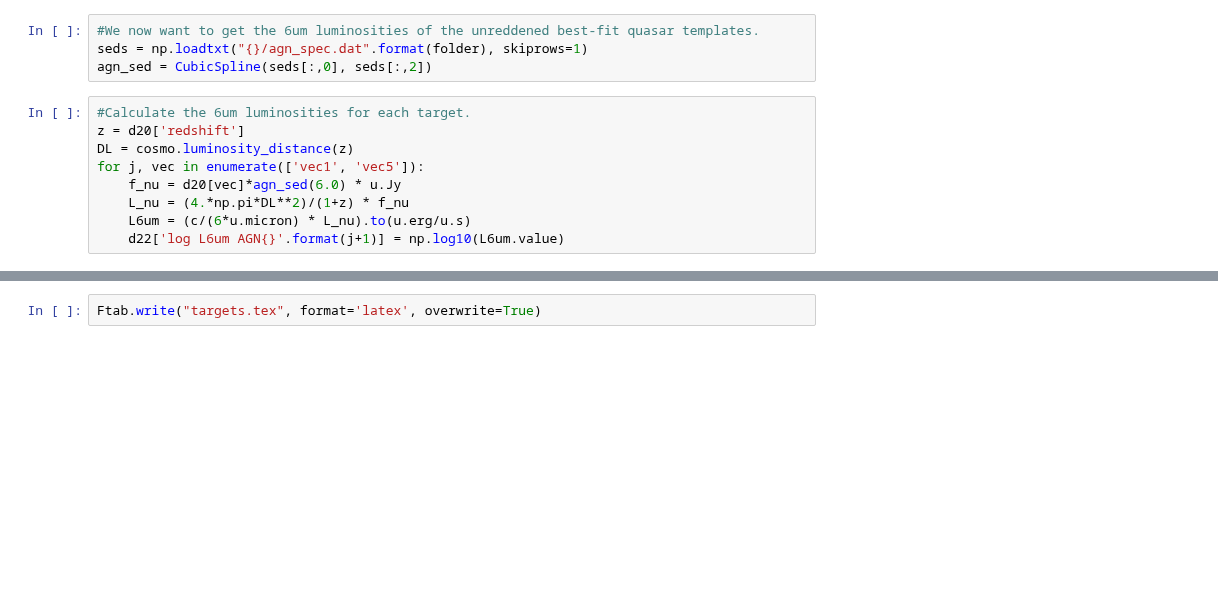
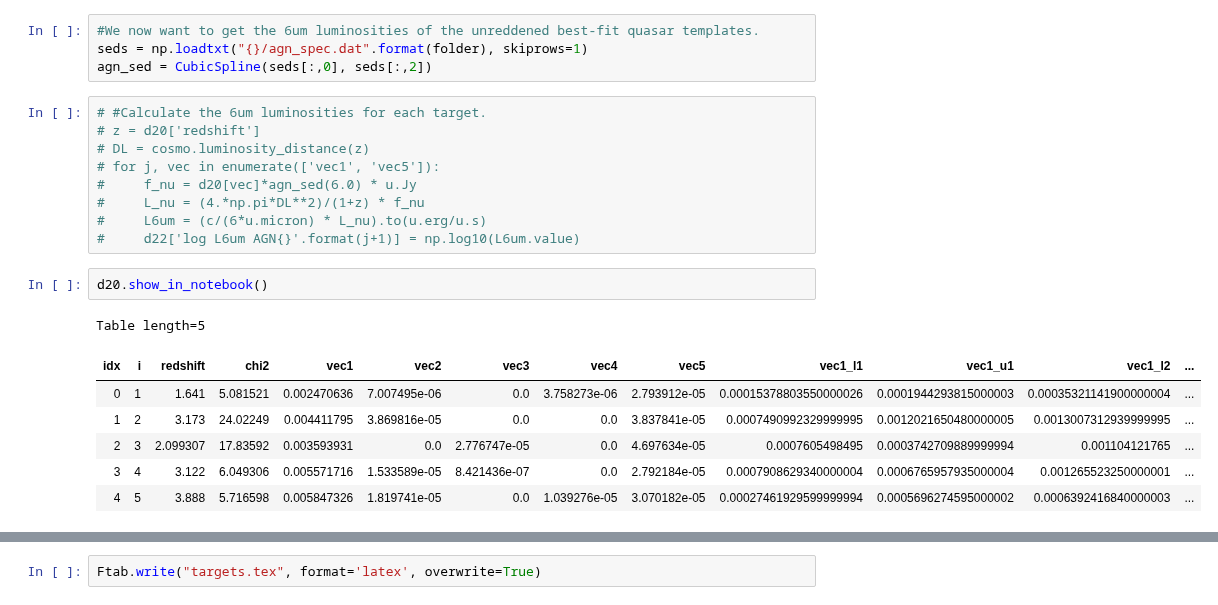
Before and after one commit to rjassef/Impol_BHDs_repo, a Jupyter notebook: Tables/targets/make_table.ipynb, the cells around one changed output, grey strips where cells are left out. Drawn from its saved outputs; the diff is of its cells as text; blank space fills up the shorter version.

```diff
--- a/Tables/targets/make_table.ipynb
+++ b/Tables/targets/make_table.ipynb
@@ -59,11 +129,21 @@ coords['W0116-0505'].to_string(style='hmsdms', sep=":")
 seds = np.loadtxt("{}/agn_spec.dat".format(folder), skiprows=1)
 agn_sed = CubicSpline(seds[:,0], seds[:,2])
 # %%
-#Calculate the 6um luminosities for each target.
-z = d20['redshift']
-DL = cosmo.luminosity_distance(z)
-for j, vec in enumerate(['vec1', 'vec5']):
-    f_nu = d20[vec]*agn_sed(6.0) * u.Jy
-    L_nu = (4.*np.pi*DL**2)/(1+z) * f_nu
-    L6um = (c/(6*u.micron) * L_nu).to(u.erg/u.s)
-    d22['log L6um AGN{}'.format(j+1)] = np.log10(L6um.value)
+# #Calculate the 6um luminosities for each target.
+# z = d20['redshift']
+# DL = cosmo.luminosity_distance(z)
+# for j, vec in enumerate(['vec1', 'vec5']):
+#     f_nu = d20[vec]*agn_sed(6.0) * u.Jy
+#     L_nu = (4.*np.pi*DL**2)/(1+z) * f_nu
+#     L6um = (c/(6*u.micron) * L_nu).to(u.erg/u.s)
+#     d22['log L6um AGN{}'.format(j+1)] = np.log10(L6um.value)
+# %%
+d20.show_in_notebook()
+# %% [output]
+Table length=5
+| idx | i | redshift | chi2 | vec1 | vec2 | vec3 | vec4 | vec5 | vec1_l1 | vec1_u1 | vec1_l2 | ... |
+| 0 | 1 | 1.641 | 5.081521 | 0.002470636 | 7.007495e-06 | 0.0 | 3.758273e-06 | 2.793912e-05 | 0.00015378803550000026 | 0.0001944293815000003 | 0.00035321141900000004 | ... |
+| 1 | 2 | 3.173 | 24.02249 | 0.004411795 | 3.869816e-05 | 0.0 | 0.0 | 3.837841e-05 | 0.0007490992329999995 | 0.0012021650480000005 | 0.0013007312939999995 | ... |
+| 2 | 3 | 2.099307 | 17.83592 | 0.003593931 | 0.0 | 2.776747e-05 | 0.0 | 4.697634e-05 | 0.0007605498495 | 0.0003742709889999994 | 0.001104121765 | ... |
+| 3 | 4 | 3.122 | 6.049306 | 0.005571716 | 1.533589e-05 | 8.421436e-07 | 0.0 | 2.792184e-05 | 0.0007908629340000004 | 0.0006765957935000004 | 0.001265523250000001 | ... |
+| 4 | 5 | 3.888 | 5.716598 | 0.005847326 | 1.819741e-05 | 0.0 | 1.039276e-05 | 3.070182e-05 | 0.00027461929599999994 | 0.0005696274595000002 | 0.0006392416840000003 | ... |
```
Also changed, not shown: parts of 7 cells of this notebook, 18 other files.
